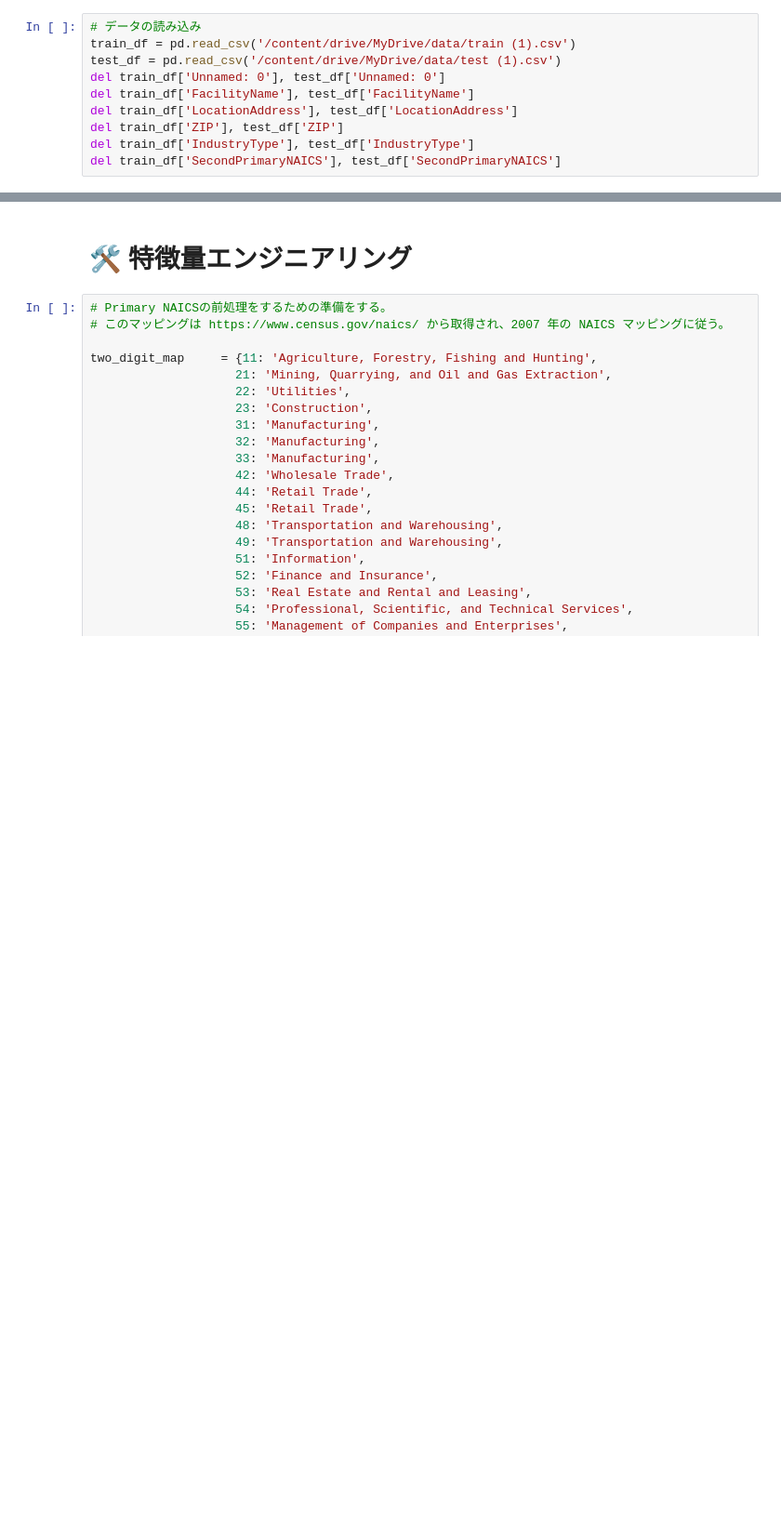
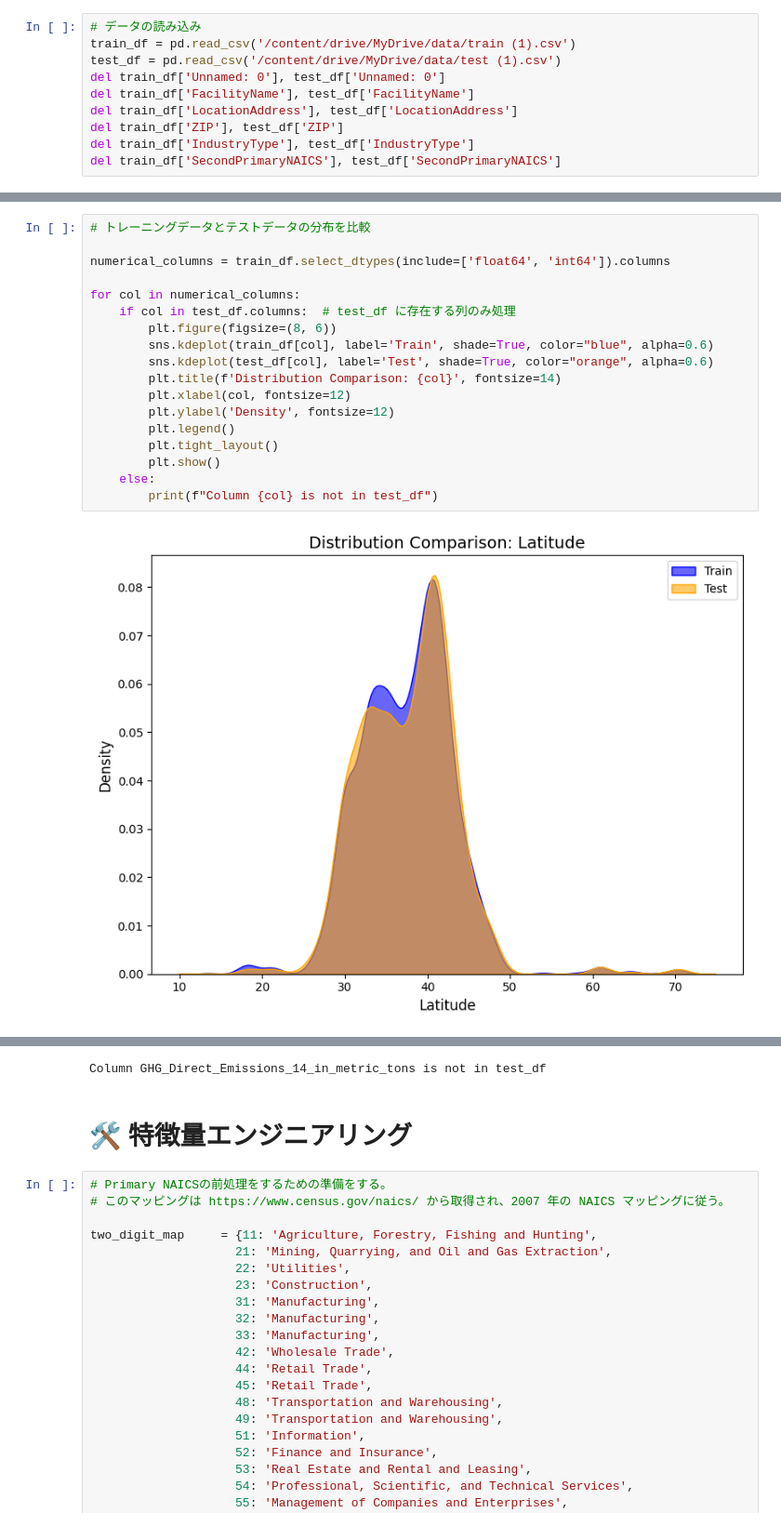
Before and after one commit to issei4683/issei4683-SMBC-Group-GREEN-DATA-Challenge-2024, a Jupyter notebook: SMBC_Group_GREEN×DATA_Challenge_2024_code.ipynb, the cells around one changed output, grey strips where cells are left out. Shown at 93% size. Cells and saved outputs as stored; diff of their text form; blank space fills up the shorter version.

```diff
--- a/SMBC_Group_GREEN×DATA_Challenge_2024_code.ipynb
+++ b/SMBC_Group_GREEN×DATA_Challenge_2024_code.ipynb
@@ -106,0 +220,20 @@ plt.show()
+# %%
+# トレーニングデータとテストデータの分布を比較
+
+numerical_columns = train_df.select_dtypes(include=['float64', 'int64']).columns
+
+for col in numerical_columns:
+    if col in test_df.columns:  # test_df に存在する列のみ処理
+        plt.figure(figsize=(8, 6))
+        sns.kdeplot(train_df[col], label='Train', shade=True, color="blue", alpha=0.6)
+        sns.kdeplot(test_df[col], label='Test', shade=True, color="orange", alpha=0.6)
+        plt.title(f'Distribution Comparison: {col}', fontsize=14)
+        plt.xlabel(col, fontsize=12)
+        plt.ylabel('Density', fontsize=12)
+        plt.legend()
+        plt.tight_layout()
+        plt.show()
+    else:
+        print(f"Column {col} is not in test_df")
+# %% [output]
+[figure, added]
@@ -107,3 +251,4 @@ plt.show()
+Column GHG_Direct_Emissions_14_in_metric_tons is not in test_df
 # %% [markdown]
 # 🛠️ 特徴量エンジニアリング
 # %%
```
Also changed, not shown: parts of 16 cells of this notebook.
